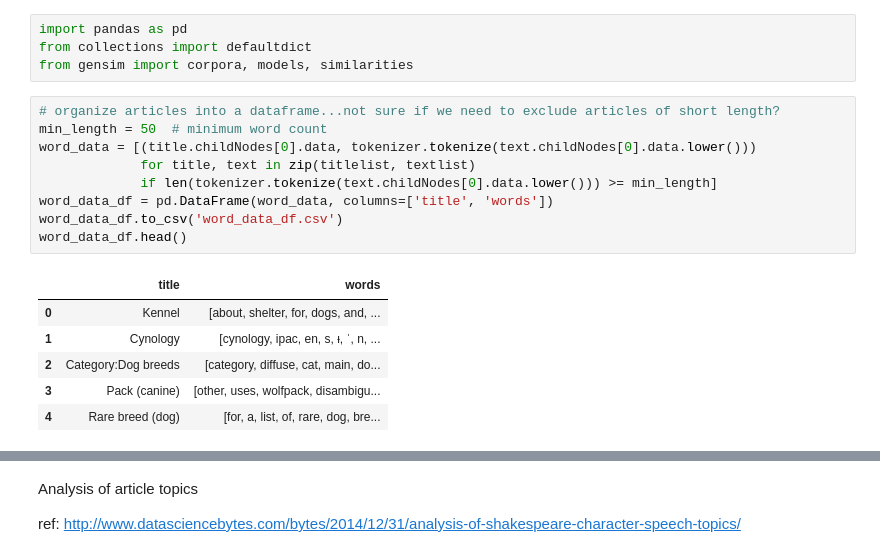
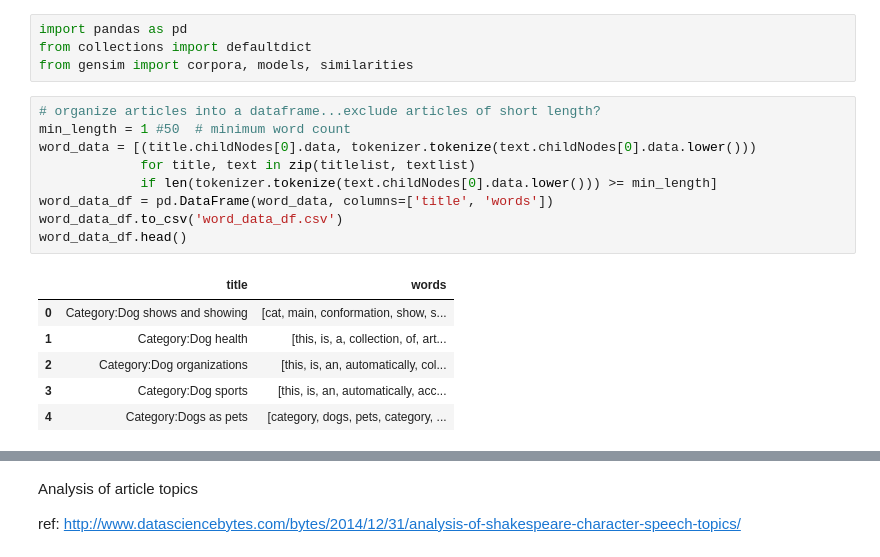
Before and after one commit to hannahlb/CDIPS_Content_Rec, a Jupyter notebook: melanie/parse_XML_with_minidom_ML.ipynb, the cells around one changed output, grey strips where cells are left out. Cells and saved outputs as stored; diff of their text form.

```diff
--- a/melanie/parse_XML_with_minidom_ML.ipynb
+++ b/melanie/parse_XML_with_minidom_ML.ipynb
@@ -57,20 +83,20 @@ import pandas as pd
 from collections import defaultdict
 from gensim import corpora, models, similarities
 # %%
-# organize articles into a dataframe...not sure if we need to exclude articles of short length?
-min_length = 50  # minimum word count
+# organize articles into a dataframe...exclude articles of short length?
+min_length = 1 #50  # minimum word count
 word_data = [(title.childNodes[0].data, tokenizer.tokenize(text.childNodes[0].data.lower()))
              for title, text in zip(titlelist, textlist)
              if len(tokenizer.tokenize(text.childNodes[0].data.lower())) >= min_length]
 word_data_df = pd.DataFrame(word_data, columns=['title', 'words'])
 word_data_df.to_csv('word_data_df.csv')
 word_data_df.head()
 # %% [output]
 |  | title | words |
-| 0 | Kennel | [about, shelter, for, dogs, and, ... |
-| 1 | Cynology | [cynology, ipac, en, s, ᵻ, ˈ, n, ... |
-| 2 | Category:Dog breeds | [category, diffuse, cat, main, do... |
-| 3 | Pack (canine) | [other, uses, wolfpack, disambigu... |
-| 4 | Rare breed (dog) | [for, a, list, of, rare, dog, bre... |
+| 0 | Category:Dog shows and showing | [cat, main, conformation, show, s... |
+| 1 | Category:Dog health | [this, is, a, collection, of, art... |
+| 2 | Category:Dog organizations | [this, is, an, automatically, col... |
+| 3 | Category:Dog sports | [this, is, an, automatically, acc... |
+| 4 | Category:Dogs as pets | [category, dogs, pets, category, ... |
 # %%
 word_data_df.tail()
```
Also changed, not shown: parts of 14 cells of this notebook, 6 other files.
